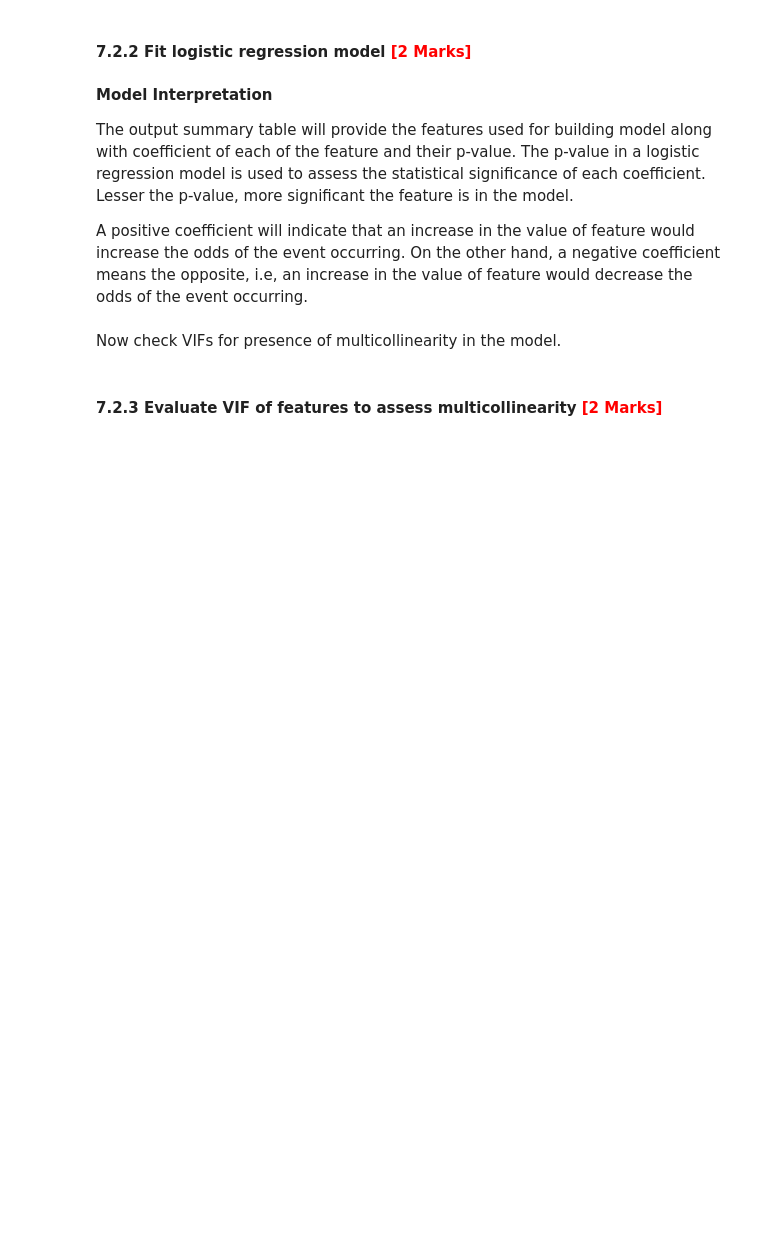
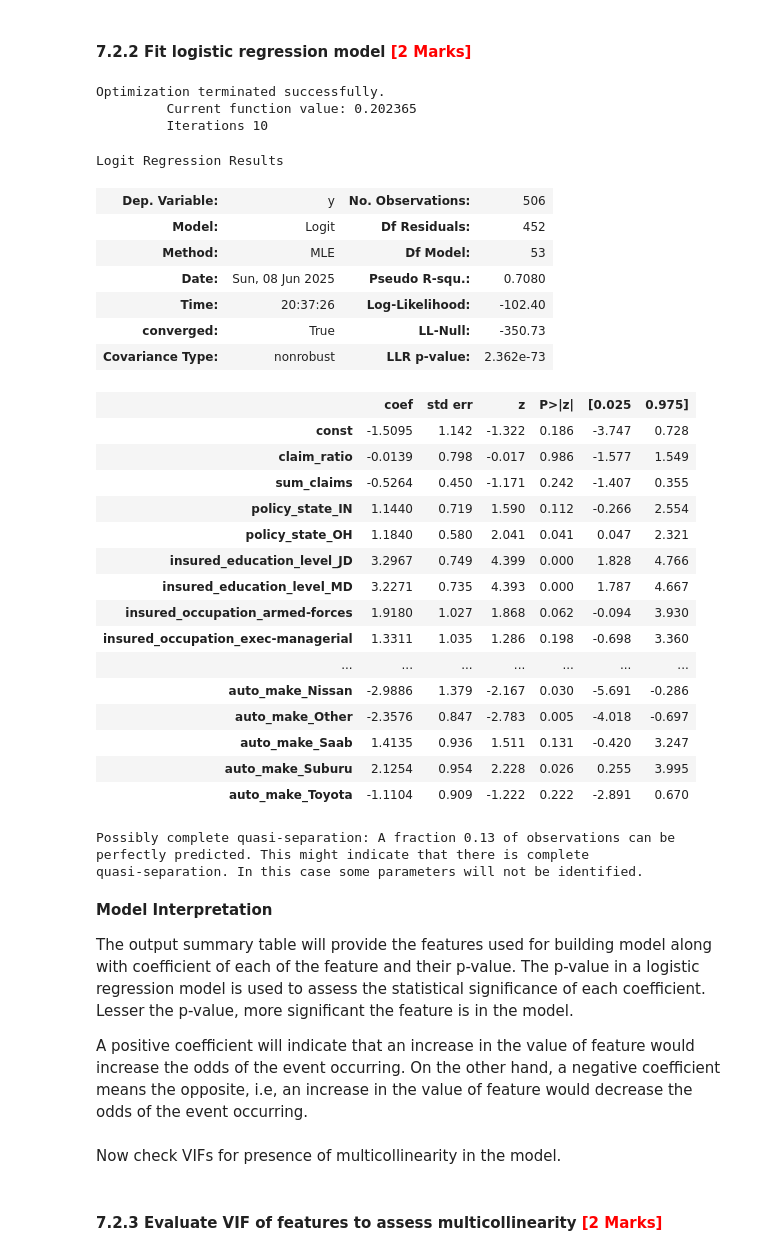
Before and after one commit to shivanshu-sigh-dev/fraudulent-claim-detection, a Jupyter notebook: Fraudulent_Claim_Detection_Starter.ipynb, the cells around one changed output. Cells and saved outputs as stored; diff of their text form; code cells hidden in the pictures; blank space fills up the shorter version.

```diff
--- a/Fraudulent_Claim_Detection_Starter.ipynb
+++ b/Fraudulent_Claim_Detection_Starter.ipynb
@@ -795,10 +896,19 @@ Transform categorical variables into numerical representations using dummy varia
 Scale numerical features to a common range to prevent features with larger values from dominating the model.  Choose a scaling method appropriate for the data and the chosen model. Apply the same scaling to both training and validation data.
 # %%
 # Import the necessary scaling tool from scikit-learn
+from sklearn.preprocessing import StandardScaler
+
+# Identify numeric columns (excluding dummy variables)
+numeric_cols = X_train_dummies.select_dtypes(include=[np.number]).columns.tolist()
+
+# Initialize the scaler
+scaler = StandardScaler()
 
 # Scale the numeric features present in the training data
+X_train_dummies[numeric_cols] = scaler.fit_transform(X_train_dummies[numeric_cols])
 
 # Scale the numeric features present in the validation data
+X_validation_dummies[numeric_cols] = scaler.transform(X_validation_dummies[numeric_cols])
 # %% [markdown]
 ## **7. Model Building** <font color = red>[50 marks]</font>
 # %% [markdown]
@@ -835,2 +992,4 @@ Identify and select the most relevant features for building a logistic regressio
 # %%
 # Put columns selected by RFECV into variable 'col'
+col = X_train_dummies.columns[rfecv.support_].tolist()
+print("Selected features by RFECV:", col)
@@ -841,5 +1002,6 @@ After selecting the optimal features using RFECV, utilise these features to buil
 #### **7.2.1** Select relevant features and add constant in training data <font color="red">[1 Mark]</font>
 # %%
 # Select only the columns selected by RFECV
+X_train_selected = X_train_dummies[col]
 # %%
 # Import statsmodels and add constant
@@ -852,3 +1023,59 @@ After selecting the optimal features using RFECV, utilise these features to buil
+# %%
+# Ensure all data is numeric and has no missing values
+X_train_selected_const = X_train_selected_const.apply(pd.to_numeric, errors='coerce')
+y_train_numeric = pd.to_numeric(y_train_dummies.values.ravel(), errors='coerce')
+
+# Drop any rows with missing values (if any)
+mask = ~np.isnan(X_train_selected_const).any(axis=1) & ~np.isnan(y_train_numeric)
+X_train_selected_const_clean = X_train_selected_const[mask]
+y_train_numeric_clean = y_train_numeric[mask]
+
+"""
+# Check dtypes and missing values before fitting the model
+print(X_train_selected_const_clean.dtypes)
+print("Any object columns:", X_train_selected_const_clean.select_dtypes(include=['object']).columns.tolist())
+print("Any NaNs in X:", X_train_selected_const_clean.isnull().sum().sum())
+print("Any NaNs in y:", np.isnan(y_train_numeric_clean).sum())"""
+
+# Convert all columns to float (forcefully)
+X_train_selected_const_clean = X_train_selected_const_clean.astype(float)
+y_train_numeric_clean = y_train_numeric_clean.astype(float)
+
+# Fit a logistic Regression model on X_train after adding a constant and output the summary
+logit_model = sm.Logit(y_train_numeric_clean, X_train_selected_const_clean)
+result = logit_model.fit()
+result.summary()
+# %% [output]
+Optimization terminated successfully.
+         Current function value: 0.202365
+         Iterations 10
+Logit Regression Results
+| Dep. Variable: | y | No. Observations: | 506 |
+| Model: | Logit | Df Residuals: | 452 |
+| Method: | MLE | Df Model: | 53 |
+| Date: | Sun, 08 Jun 2025 | Pseudo R-squ.: | 0.7080 |
+| Time: | 20:37:26 | Log-Likelihood: | -102.40 |
+| converged: | True | LL-Null: | -350.73 |
+| Covariance Type: | nonrobust | LLR p-value: | 2.362e-73 |
+|  | coef | std err | z | P>|z| | [0.025 | 0.975] |
+| const | -1.5095 | 1.142 | -1.322 | 0.186 | -3.747 | 0.728 |
+| claim_ratio | -0.0139 | 0.798 | -0.017 | 0.986 | -1.577 | 1.549 |
+| sum_claims | -0.5264 | 0.450 | -1.171 | 0.242 | -1.407 | 0.355 |
+| policy_state_IN | 1.1440 | 0.719 | 1.590 | 0.112 | -0.266 | 2.554 |
+| policy_state_OH | 1.1840 | 0.580 | 2.041 | 0.041 | 0.047 | 2.321 |
+| insured_education_level_JD | 3.2967 | 0.749 | 4.399 | 0.000 | 1.828 | 4.766 |
+| insured_education_level_MD | 3.2271 | 0.735 | 4.393 | 0.000 | 1.787 | 4.667 |
+| insured_occupation_armed-forces | 1.9180 | 1.027 | 1.868 | 0.062 | -0.094 | 3.930 |
+| insured_occupation_exec-managerial | 1.3311 | 1.035 | 1.286 | 0.198 | -0.698 | 3.360 |
+| ... | ... | ... | ... | ... | ... | ... |
+| auto_make_Nissan | -2.9886 | 1.379 | -2.167 | 0.030 | -5.691 | -0.286 |
+| auto_make_Other | -2.3576 | 0.847 | -2.783 | 0.005 | -4.018 | -0.697 |
+| auto_make_Saab | 1.4135 | 0.936 | 1.511 | 0.131 | -0.420 | 3.247 |
+| auto_make_Suburu | 2.1254 | 0.954 | 2.228 | 0.026 | 0.255 | 3.995 |
+| auto_make_Toyota | -1.1104 | 0.909 | -1.222 | 0.222 | -2.891 | 0.670 |
+Possibly complete quasi-separation: A fraction 0.13 of observations can be
+perfectly predicted. This might indicate that there is complete
+quasi-separation. In this case some parameters will not be identified.
 # %% [markdown]
 **Model Interpretation**
 
```
Also changed, not shown: parts of 49 cells of this notebook.
